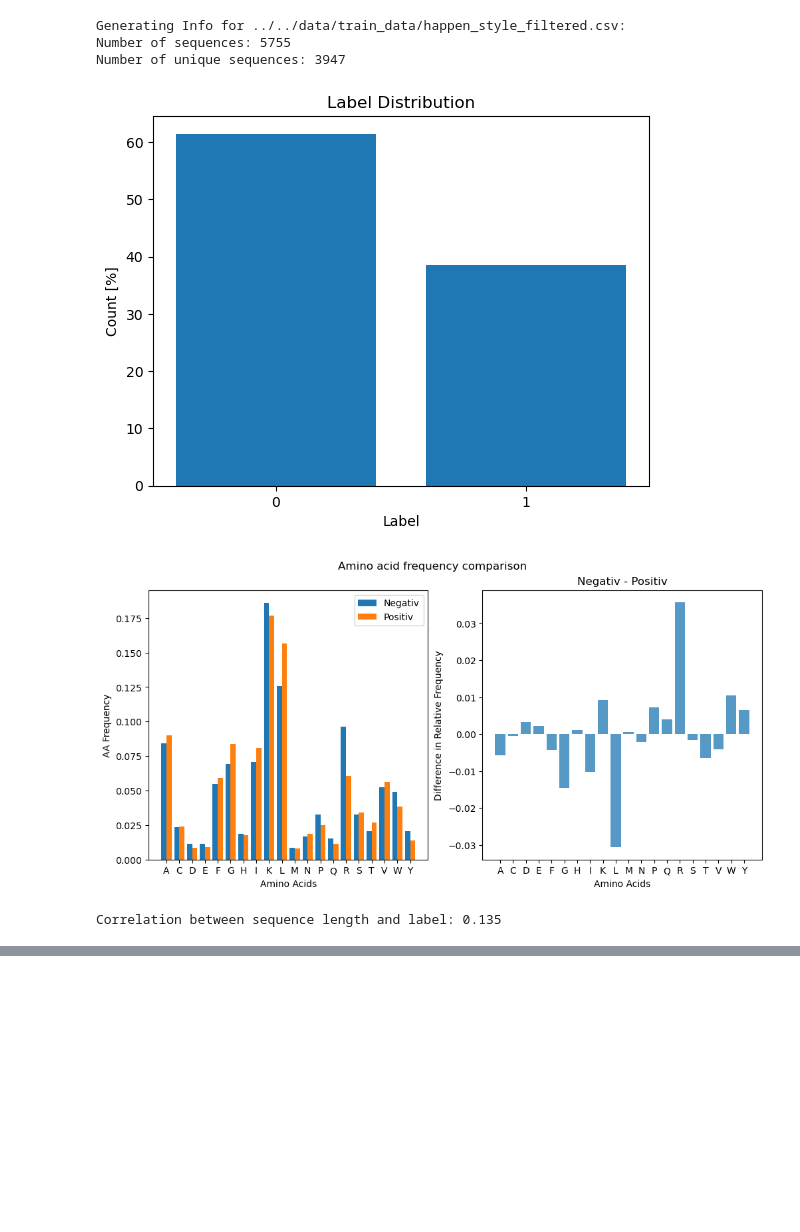
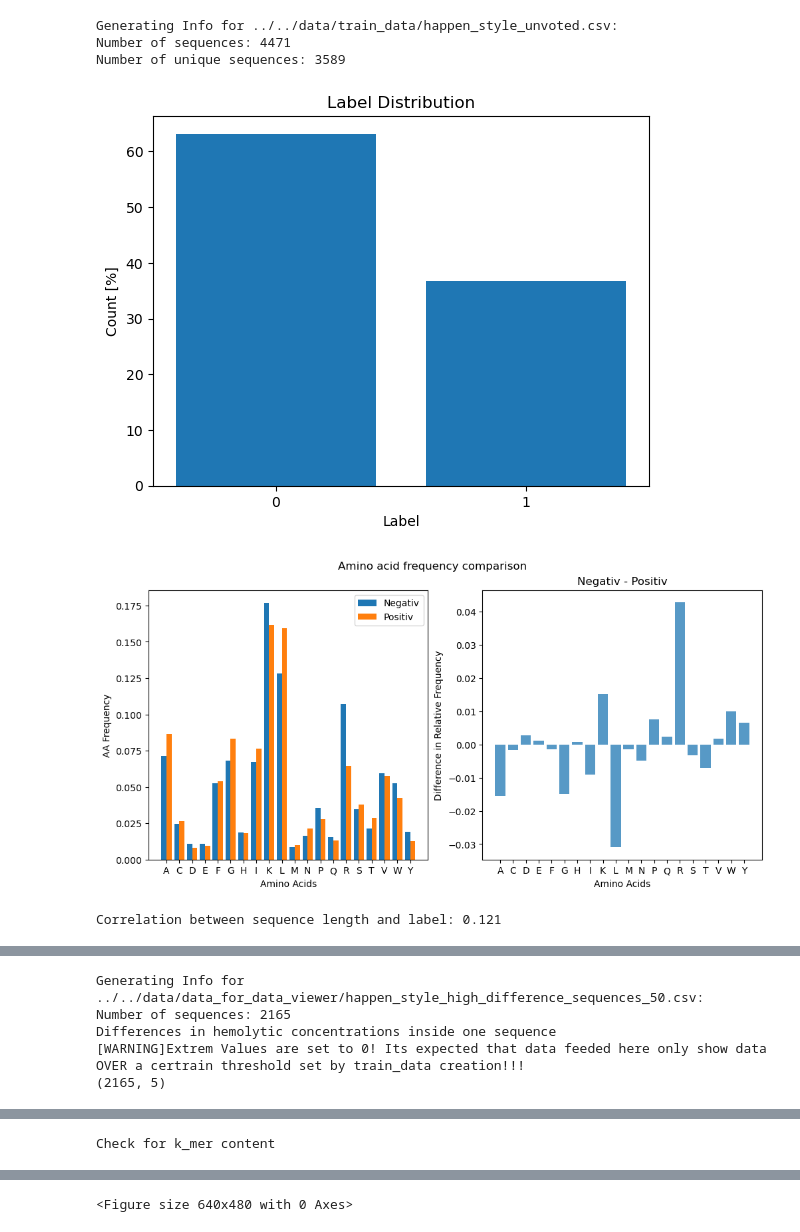
Before and after one commit to dtischler95/peptideTransformer, a Jupyter notebook: src/data_analysis/dataset_viewer_notebook.ipynb, the cells around one changed output, grey strips where cells are left out. Cells and saved outputs as stored; diff of their text form; code cells hidden in the pictures; blank space fills up the shorter version.

Commit message:
ADDED more data sinsights like clustering and kmer analysis

```diff
--- a/src/data_analysis/dataset_viewer_notebook.ipynb
+++ b/src/data_analysis/dataset_viewer_notebook.ipynb
@@ -6,15 +9,21 @@ list_of_datasets = [
     # ("../../data/train_data/our_hemo_labeled_filtered.csv", ";"),
     # ("../../data/train_data/test_filtered.csv", ";"),
     # ("../../data/train_data/train_test_data.csv", ";"),
-    ("../../data/train_data/happen_style_filtered.csv", ";")
+    ("../../data/train_data/happen_style_unvoted.csv", ";")
     # Add more datasets as needed
  ]
+file_for_k_mer_analysis = [
+    ("../../data/data_for_data_viewer/happen_style_high_difference_sequences_50.csv", ";"),
+    ("../../data/data_for_data_viewer/happen_style_high_difference_sequences_100.csv", ";")
+]
 # %%
-look_into_datasets(file_paths=list_of_datasets)
+look_into_datasets(file_paths=list_of_datasets,
+                   k_mer_inspection_file=file_for_k_mer_analysis,
+                   show_top_kmers=30)
 # %% [output]
-Generating Info for ../../data/train_data/happen_style_filtered.csv:
-Number of sequences: 5755
-Number of unique sequences: 3947
+Generating Info for ../../data/train_data/happen_style_unvoted.csv:
+Number of sequences: 4471
+Number of unique sequences: 3589
-[figure, old version]
+[figure, new version]
-[figure, old version]
+[figure, new version]
-Correlation between sequence length and label: 0.135
+Correlation between sequence length and label: 0.121
@@ -21,0 +31,5 @@ Correlation between sequence length and label: 0.135
+Generating Info for ../../data/data_for_data_viewer/happen_style_high_difference_sequences_50.csv:
+Number of sequences: 2165
+Differences in hemolytic concentrations inside one sequence
+[WARNING]Extrem Values are set to 0! Its expected that data feeded here only show data OVER a certrain threshold set by train_data creation!!!
+(2165, 5)
@@ -21,0 +37 @@ Correlation between sequence length and label: 0.135
+Check for k_mer content
@@ -21,0 +40 @@ Correlation between sequence length and label: 0.135
+<Figure size 640x480 with 0 Axes>
```
Also changed, not shown: parts of 2 cells of this notebook, 3 other files.
